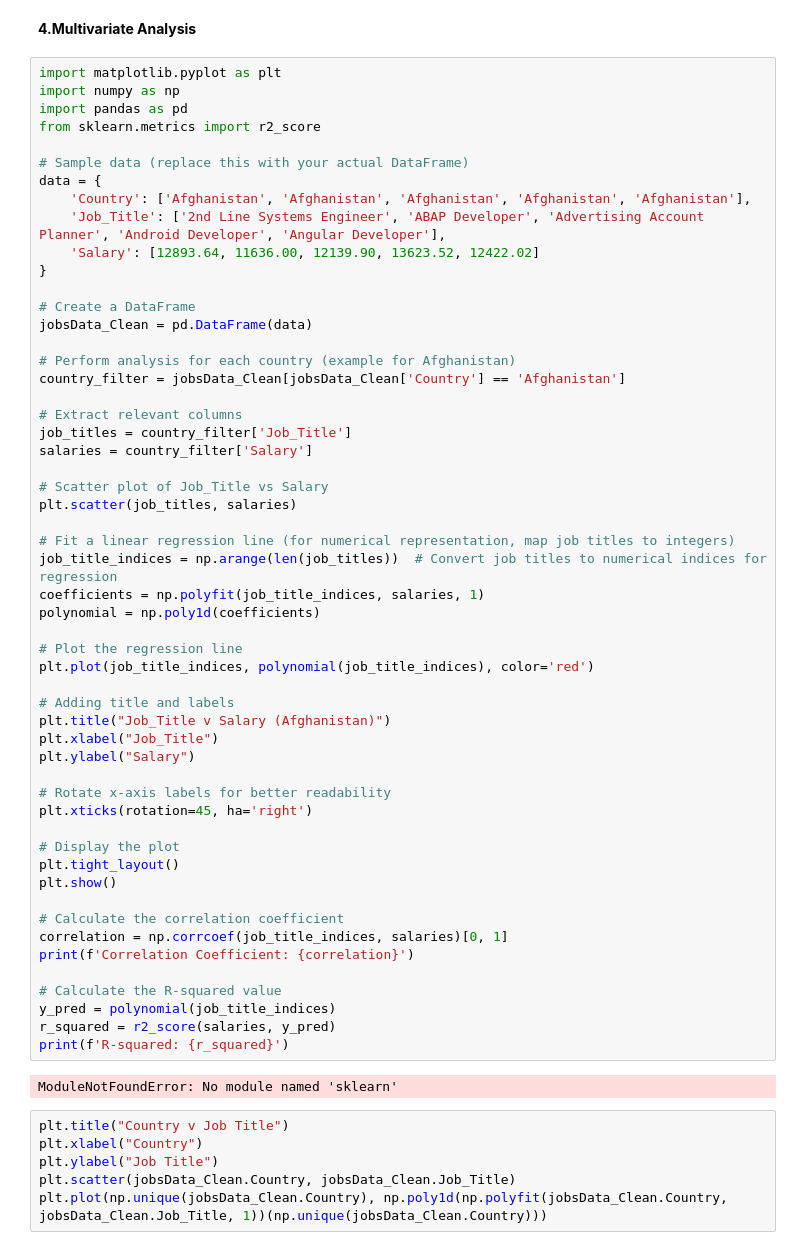
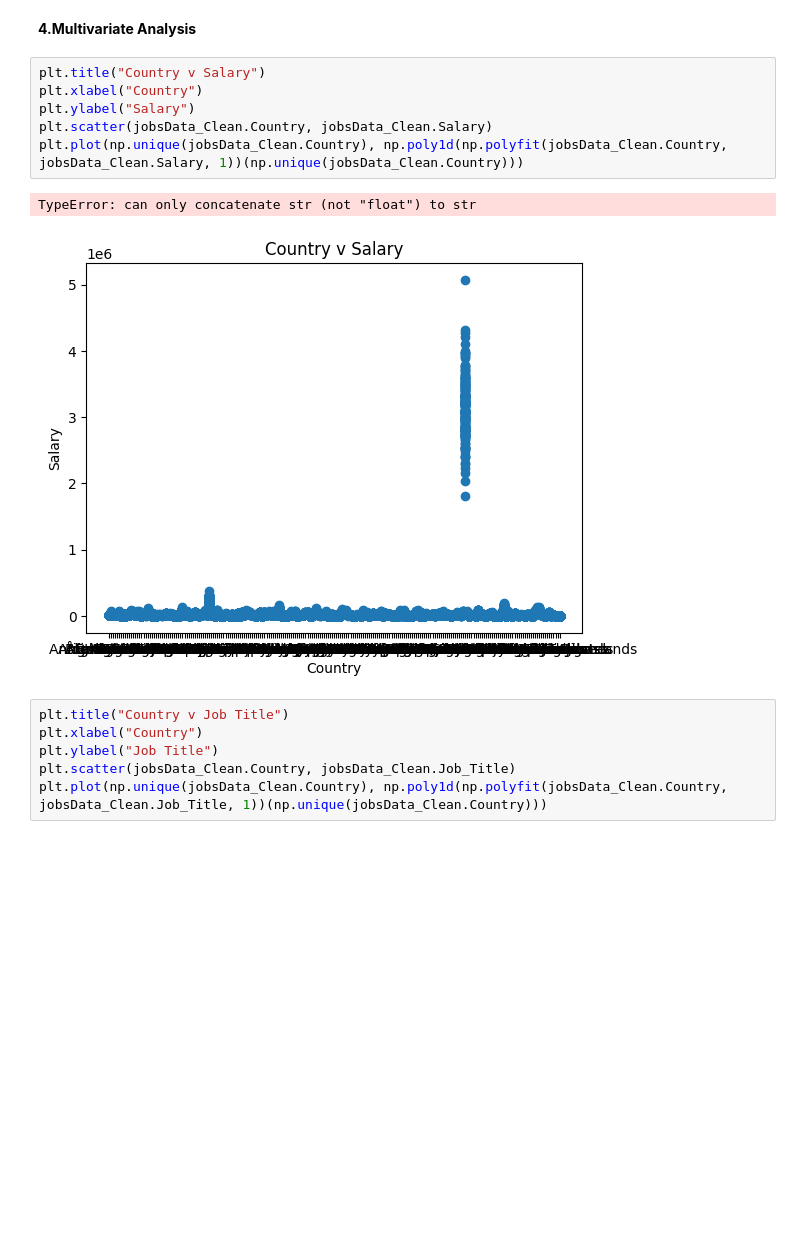
Before and after one commit to NojusMat/DataVisCA1, a Jupyter notebook: DataVisCA1_NojusMatusevicius_SD4A.ipynb, the cells around one changed output. Cells and saved outputs as stored; diff of their text form; blank space fills up the shorter version.

```diff
--- a/DataVisCA1_NojusMatusevicius_SD4A.ipynb
+++ b/DataVisCA1_NojusMatusevicius_SD4A.ipynb
@@ -409,61 +405,14 @@ See the caveats in the documentation: https://pandas.pydata.org/pandas-docs/stab
 # %% [markdown]
 <b>4.Multivariate Analysis </b>
-# %%
-import matplotlib.pyplot as plt
-import numpy as np
-import pandas as pd
-from sklearn.metrics import r2_score
-
-# Sample data (replace this with your actual DataFrame)
-data = {
-    'Country': ['Afghanistan', 'Afghanistan', 'Afghanistan', 'Afghanistan', 'Afghanistan'],
-    'Job_Title': ['2nd Line Systems Engineer', 'ABAP Developer', 'Advertising Account Planner', 'Android Developer', 'Angular Developer'],
-    'Salary': [12893.64, 11636.00, 12139.90, 13623.52, 12422.02]
-}
-
-# Create a DataFrame
-jobsData_Clean = pd.DataFrame(data)
-
-# Perform analysis for each country (example for Afghanistan)
-country_filter = jobsData_Clean[jobsData_Clean['Country'] == 'Afghanistan']
-
-# Extract relevant columns
-job_titles = country_filter['Job_Title']
-salaries = country_filter['Salary']
-
-# Scatter plot of Job_Title vs Salary
-plt.scatter(job_titles, salaries)
-
-# Fit a linear regression line (for numerical representation, map job titles to integers)
-job_title_indices = np.arange(len(job_titles))  # Convert job titles to numerical indices for regression
-coefficients = np.polyfit(job_title_indices, salaries, 1)
-polynomial = np.poly1d(coefficients)
-
-# Plot the regression line
-plt.plot(job_title_indices, polynomial(job_title_indices), color='red')
-
-# Adding title and labels
-plt.title("Job_Title v Salary (Afghanistan)")
-plt.xlabel("Job_Title")
-plt.ylabel("Salary")
-
-# Rotate x-axis labels for better readability
-plt.xticks(rotation=45, ha='right')
-
-# Display the plot
-plt.tight_layout()
-plt.show()
-
-# Calculate the correlation coefficient
-correlation = np.corrcoef(job_title_indices, salaries)[0, 1]
-print(f'Correlation Coefficient: {correlation}')
-
-# Calculate the R-squared value
-y_pred = polynomial(job_title_indices)
-r_squared = r2_score(salaries, y_pred)
-print(f'R-squared: {r_squared}')
-# %% [output]
-ModuleNotFoundError: No module named 'sklearn'
+# %%
+plt.title("Country v Salary")
+plt.xlabel("Country")
+plt.ylabel("Salary")
+plt.scatter(jobsData_Clean.Country, jobsData_Clean.Salary)
+plt.plot(np.unique(jobsData_Clean.Country), np.poly1d(np.polyfit(jobsData_Clean.Country, jobsData_Clean.Salary, 1))(np.unique(jobsData_Clean.Country)))
+# %% [output]
+TypeError: can only concatenate str (not "float") to str
+[figure, added]
 # %%
 plt.title("Country v Job Title")
 plt.xlabel("Country")
```
Also changed, not shown: parts of 17 cells of this notebook.
